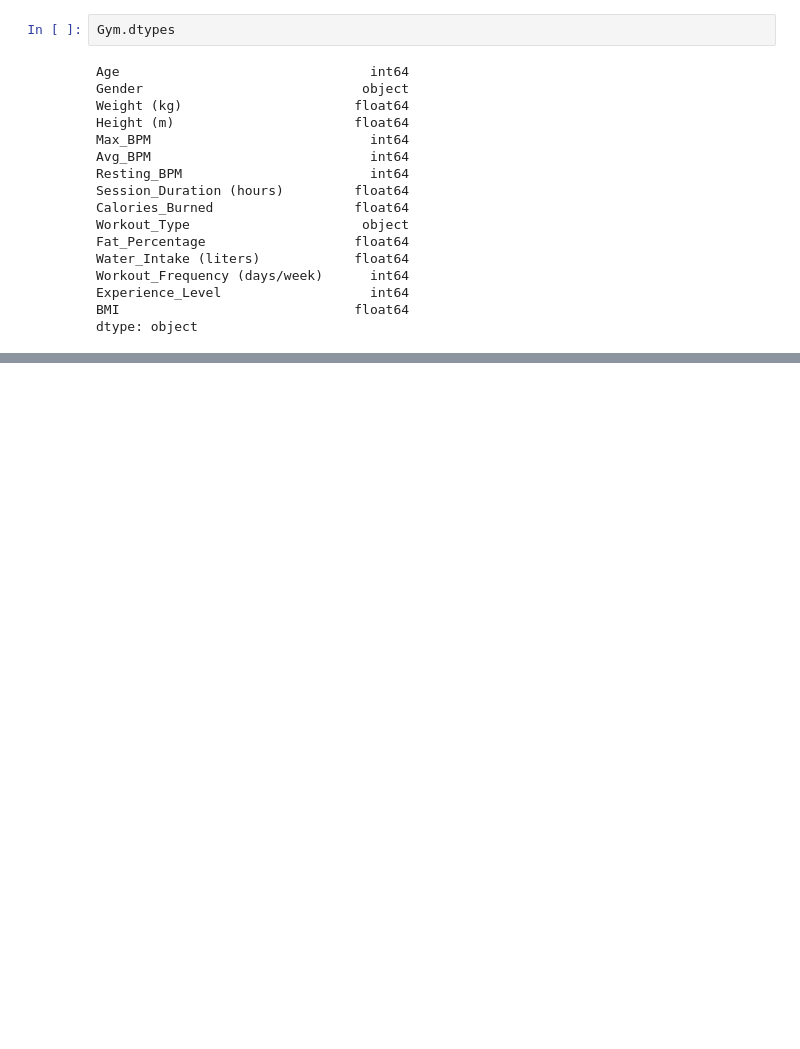
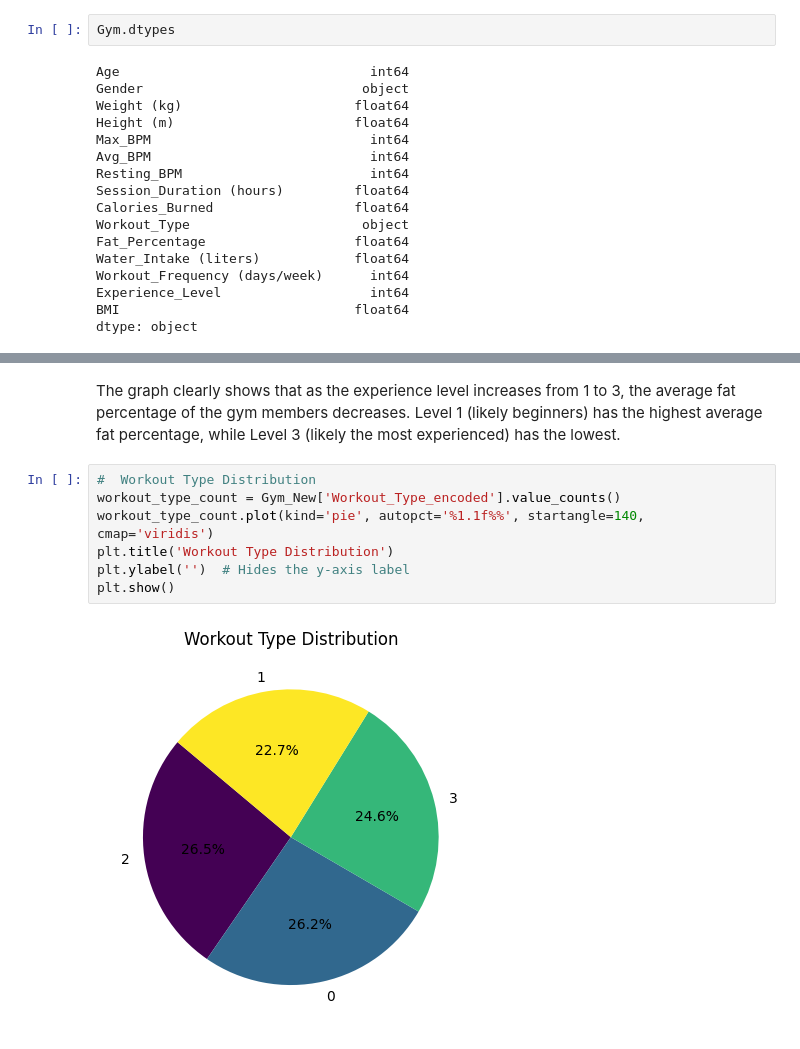
Before and after one commit to rajkumarpawar/Gym_Members_Exercersise_Tracking, a Jupyter notebook: Gym_Exercise.ipynb, the cells around one changed output, grey strips where cells are left out. Saved outputs shown, nothing was run; the diff lists cells and outputs as text; blank space fills up the shorter version.

Commit message:
Gym Members Project: Ready for deployment

```diff
--- a/Gym_Exercise.ipynb
+++ b/Gym_Exercise.ipynb
@@ -146,0 +254,12 @@ outliers_iqr
+# %% [markdown]
+ The graph clearly shows that as the experience level increases from 1 to 3, the average fat percentage of the gym members decreases.
+ Level 1 (likely beginners) has the highest average fat percentage, while Level 3 (likely the most experienced) has the lowest.
+# %%
+#  Workout Type Distribution
+workout_type_count = Gym_New['Workout_Type_encoded'].value_counts()
+workout_type_count.plot(kind='pie', autopct='%1.1f%%', startangle=140, cmap='viridis')
+plt.title('Workout Type Distribution')
+plt.ylabel('')  # Hides the y-axis label
+plt.show()
+# %% [output]
+[figure, added]
```
Also changed, not shown: parts of 34 cells of this notebook.
